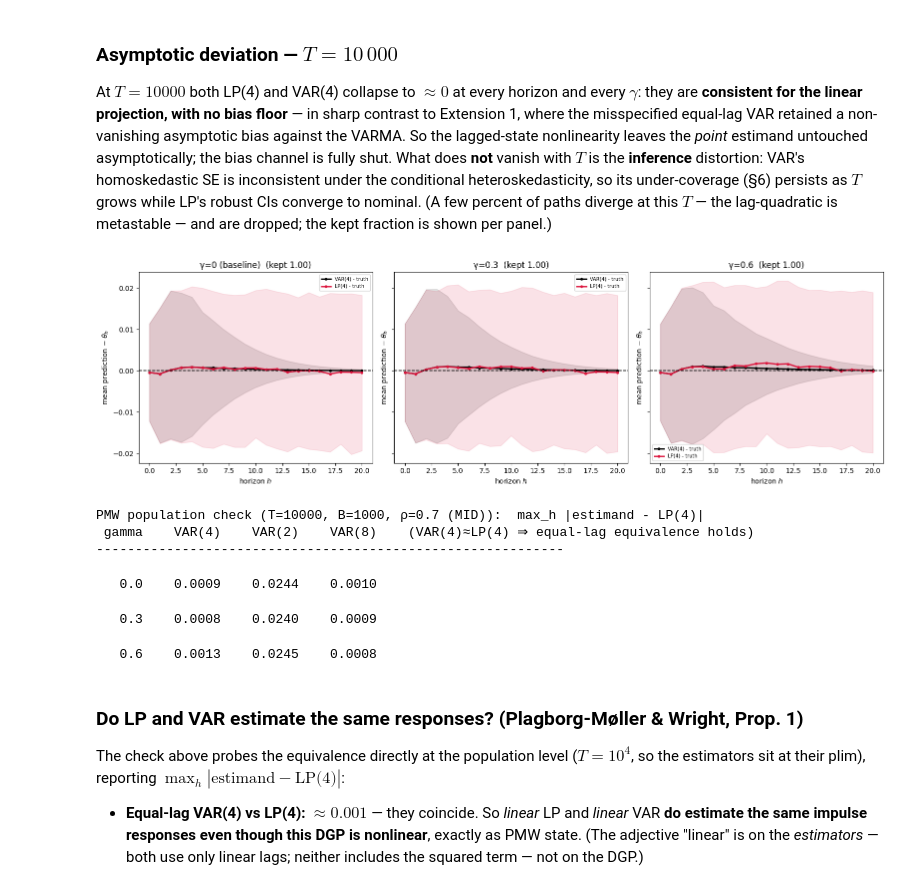
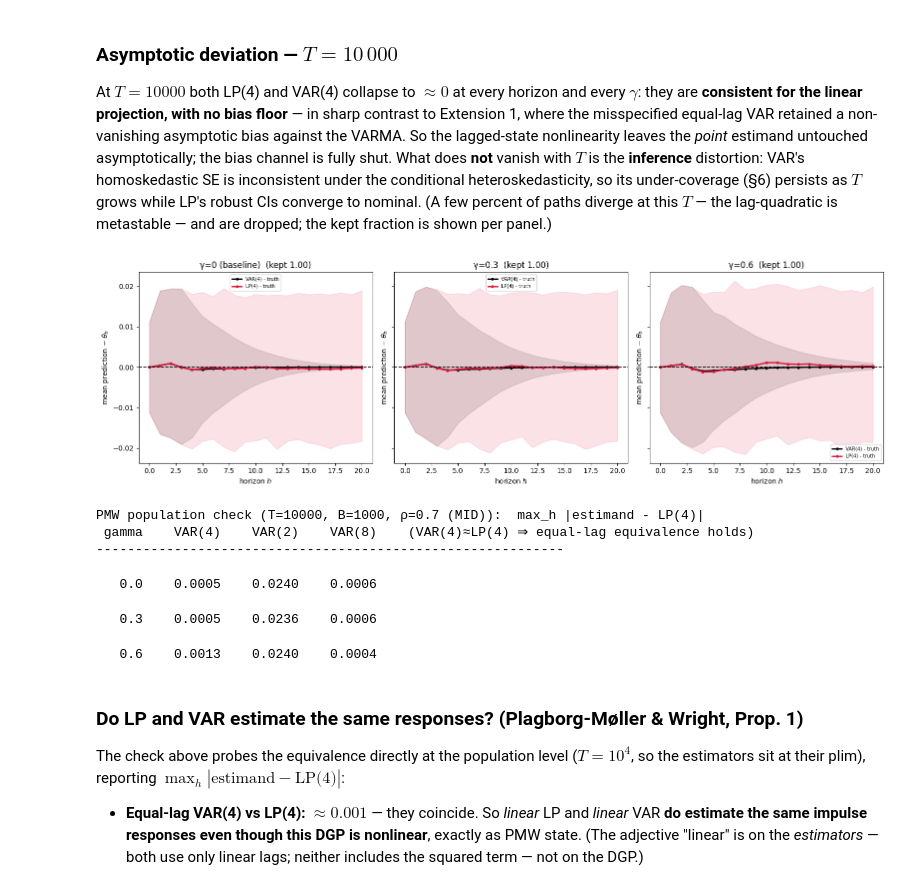
Before and after one commit to Aaron030/Monte_Carlo-LP_vs_VAR, a Jupyter notebook: experiments/Extension_Nonlinear/MID_Extension_Nonlinear_DGP.ipynb, the cells around one changed output. Cells and saved outputs as stored; diff of their text form; code cells hidden in the pictures.

```diff
--- a/experiments/Extension_Nonlinear/MID_Extension_Nonlinear_DGP.ipynb
+++ b/experiments/Extension_Nonlinear/MID_Extension_Nonlinear_DGP.ipynb
@@ -83,7 +69,7 @@ def _design(y, p):
     return np.column_stack([np.ones(Tn - p), X]), y[p:]
 
 
-def pooled_projection(spec, Tmod=500, R=4000, seed=11, p=P, horizon=H):
+def pooled_projection(spec, Tmod=500, R=4000, seed=SEED, p=P, horizon=H):
     """Population best-linear-projection structural IRF tensor (H+1,k,k), by pooled moments.
 
     Returns (theta_full, kept_fraction). Divergent (NaN) paths are skipped; the
@@ -129,7 +115,7 @@ def _lp_big(s, spec):
         return estimate_lp_irf(y, P, H)
 for g in GAMMAS:
     lo = [o for o in Parallel(n_jobs=-1)(delayed(_lp_big)(s, DGPS[g])
-          for s in np.random.SeedSequence(9).spawn(80)) if o is not None]
+          for s in np.random.SeedSequence(SEED).spawn(80)) if o is not None]
     print(f"  gamma={g}: max|LP(large-T) - projection| = {np.max(np.abs(np.nanmean(lo, 0) - TRUTH0[g])):.4f}")
 # %% [output]
 gamma | kept-path fraction (stationarity) | max|projection - baseline| (estimand shift)
@@ -160,10 +146,10 @@ ax = axes[1]
 def _acf(x, L=12):
     x = x - x.mean(); v = x @ x
     return np.array([1.0] + [(x[l:] @ x[:-l]) / v for l in range(1, L + 1)])
-rng = np.random.default_rng(3)
+rng = np.random.default_rng(SEED)
 for g in GAMMAS:
     ys = [simulate_quad_lag_var(DGPS[g], 4000, np.random.default_rng(s))
-          for s in np.random.SeedSequence(21).spawn(8)]
+          for s in np.random.SeedSequence(SEED).spawn(8)]
     ys = [y for y in ys if np.isfinite(y).all()]
     acfs = []
     for y in ys:
@@ -359,35 +345,35 @@ colp = {"VAR(4)": "black", "LP(4)": "crimson"}
 
 
 def _pred_rep(seed, spec):
     y = simulate_quad_lag_var(spec, T_ASY, np.random.default_rng(seed))
     if not np.isfinite(y).all():
         return None
     with np.errstate(divide="ignore", over="ignore", invalid="ignore"):
         return estimate_var_irf(y, 4, H), estimate_lp_irf(y, 4, H)
 
 
 fig, axes = plt.subplots(1, 3, figsize=(16, 4.8), sharex=True, sharey=True)
 for ax, g in zip(axes.ravel(), GAMMAS):
     out = [o for o in Parallel(n_jobs=-1)(delayed(_pred_rep)(s, DGPS[g])
-           for s in tqdm(np.random.SeedSequence(2024).spawn(N_ASY), desc=f"asymptotic γ={g}", leave=False))
+           for s in tqdm(np.random.SeedSequence(SEED).spawn(N_ASY), desc=f"asymptotic γ={g}", leave=False))
            if o is not None]
     stacks = {"VAR(4)": np.array([o[0] for o in out]), "LP(4)": np.array([o[1] for o in out])}
     for nm in ("VAR(4)", "LP(4)"):
         dev = stacks[nm] - TRUTH0[g]
         ax.fill_between(hgrid, *np.nanpercentile(dev, [5, 95], axis=0), color=colp[nm], alpha=0.12)
         ax.plot(hgrid, np.nanmean(dev, axis=0), "o-", ms=3, color=colp[nm], lw=2.0, label=f"{nm} - truth")
     ax.axhline(0, color="k", lw=1.2, ls="--")
     ttl = ("γ=0 (baseline)" if g == 0 else f"γ={g}") + f"  (kept {len(out) / N_ASY:.2f})"
     ax.set_title(ttl); ax.set_xlabel("horizon $h$")
     ax.set_ylabel(r"mean prediction $-\ \theta_h$"); ax.legend(fontsize=7)
 # fig.suptitle(f"Asymptotic deviation from truth — T={T_ASY}, B={N_ASY}  "
 #             f"(both LP(4) & VAR(4) → 0: no bias floor; the surviving misspecification is purely inferential), "
 #             f"ρ={RHO} ({Scenario})", fontweight="bold")
 fig.tight_layout()
 plt.savefig(f"../../figures/NonLinear_DGP/NON_LIN_ASYMPTOTIC_DEVIATION_rho={RHO}_T=10000_B=1000.png")
 plt.show()
 # %% [output]
-[figure, old version]
+[figure, new version]
 # %%
 # --- PMW Proposition 1 check: do linear LP and linear VAR estimate the same IRF in population? ---
 # At T=1e4 the estimators sit essentially at their plim. Equal-lag VAR(4) vs LP(4) should coincide;
@@ -410,7 +396,7 @@ print(f"{'gamma':>6} {'VAR(4)':>9} {'VAR(2)':>9} {'VAR(8)':>9}    (VAR(4)≈LP(4
 print("-" * 60)
 for g in GAMMAS:
     reps = [r for r in Parallel(n_jobs=-1)(delayed(_pmw_rep)(s, DGPS[g])
-            for s in tqdm(np.random.SeedSequence(2024).spawn(N_PMW), desc=f"PMW γ={g}", leave=False))
+            for s in tqdm(np.random.SeedSequence(SEED).spawn(N_PMW), desc=f"PMW γ={g}", leave=False))
             if r is not None]
     pop = {nm: np.nanmean([r[nm] for r in reps], 0) for nm in ("VAR(2)", "VAR(4)", "VAR(8)", "LP(4)")}
     d = lambda nm: np.max(np.abs(pop[nm] - pop["LP(4)"]))
@@ -419,9 +405,9 @@ for g in GAMMAS:
 PMW population check (T=10000, B=1000, ρ=0.7 (MID)):  max_h |estimand - LP(4)|
  gamma    VAR(4)    VAR(2)    VAR(8)    (VAR(4)≈LP(4) ⇒ equal-lag equivalence holds)
 ------------------------------------------------------------
-   0.0    0.0009    0.0244    0.0010
+   0.0    0.0005    0.0240    0.0006
-   0.3    0.0008    0.0240    0.0009
+   0.3    0.0005    0.0236    0.0006
-   0.6    0.0013    0.0245    0.0008
+   0.6    0.0013    0.0240    0.0004
 # %% [markdown]
 ### Do LP and VAR estimate the same responses? (Plagborg-Møller & Wright, Prop. 1)
 
```
Also changed, not shown: parts of 11 cells of this notebook, 50 other files.
